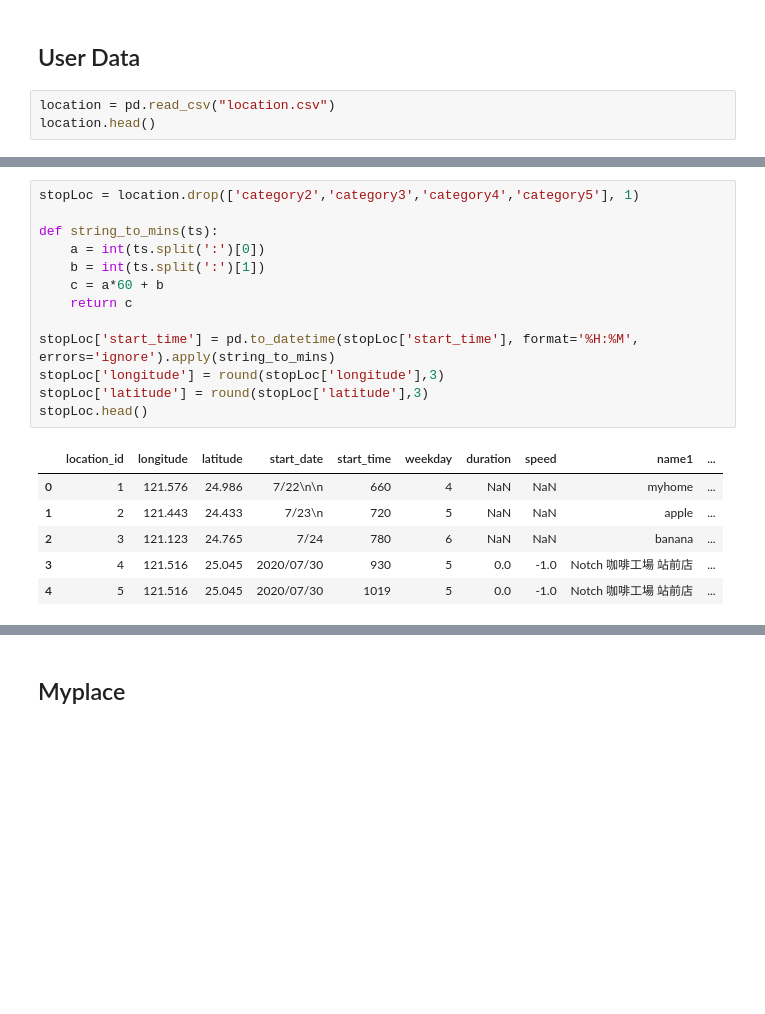
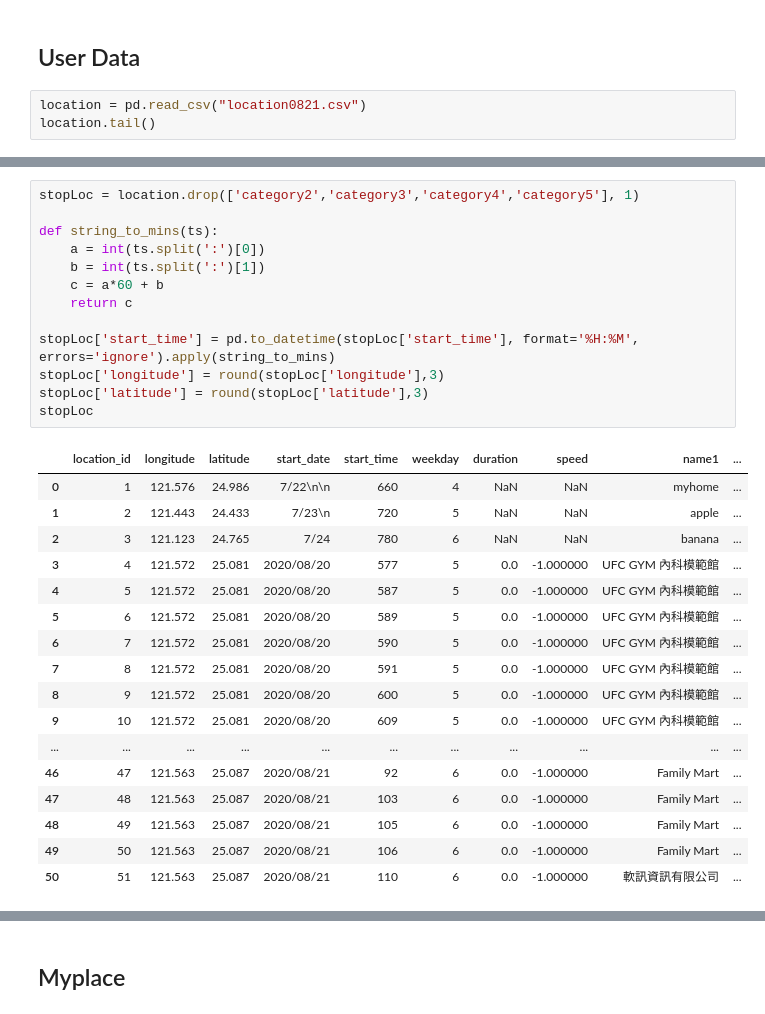
Before and after one commit to yuchieh0130/chchboss, a Jupyter notebook: CategoryPrediction_RandomForest.ipynb, the cells around one changed output, grey strips where cells are left out. Saved outputs shown, nothing was run; the diff lists cells and outputs as text; blank space fills up the shorter version.

```diff
--- a/CategoryPrediction_RandomForest.ipynb
+++ b/CategoryPrediction_RandomForest.ipynb
@@ -149,7 +149,7 @@ array([ 3,  3,  2, 17,  6,  1,  6, 17,  6, 17,  2,  3,  2, 17,  6,  1,  6,
 # %% [markdown]
 ## User Data
 # %%
-location = pd.read_csv("location.csv")
-location.head()
+location = pd.read_csv("location0821.csv")
+location.tail()
 # %% [output]
 |  | location_id | longitude | latitude | start_date | start_time | weekday | duration | speed | name1 | ... |
@@ -161,23 +161,34 @@ location.head()
 # %%
 stopLoc = location.drop(['category2','category3','category4','category5'], 1)
 
 def string_to_mins(ts):
     a = int(ts.split(':')[0])
     b = int(ts.split(':')[1])
     c = a*60 + b
     return c
 
 stopLoc['start_time'] = pd.to_datetime(stopLoc['start_time'], format='%H:%M', errors='ignore').apply(string_to_mins)
 stopLoc['longitude'] = round(stopLoc['longitude'],3)
 stopLoc['latitude'] = round(stopLoc['latitude'],3)
-stopLoc.head()
+stopLoc
 # %% [output]
 |  | location_id | longitude | latitude | start_date | start_time | weekday | duration | speed | name1 | ... |
 | 0 | 1 | 121.576 | 24.986 | 7/22\n\n | 660 | 4 | NaN | NaN | myhome | ... |
 | 1 | 2 | 121.443 | 24.433 | 7/23\n | 720 | 5 | NaN | NaN | apple | ... |
 | 2 | 3 | 121.123 | 24.765 | 7/24 | 780 | 6 | NaN | NaN | banana | ... |
-| 3 | 4 | 121.516 | 25.045 | 2020/07/30 | 930 | 5 | 0.0 | -1.0 | Notch 咖啡工場 站前店 | ... |
-| 4 | 5 | 121.516 | 25.045 | 2020/07/30 | 1019 | 5 | 0.0 | -1.0 | Notch 咖啡工場 站前店 | ... |
+| 3 | 4 | 121.572 | 25.081 | 2020/08/20 | 577 | 5 | 0.0 | -1.000000 | UFC GYM 內科模範館 | ... |
+| 4 | 5 | 121.572 | 25.081 | 2020/08/20 | 587 | 5 | 0.0 | -1.000000 | UFC GYM 內科模範館 | ... |
+| 5 | 6 | 121.572 | 25.081 | 2020/08/20 | 589 | 5 | 0.0 | -1.000000 | UFC GYM 內科模範館 | ... |
+| 6 | 7 | 121.572 | 25.081 | 2020/08/20 | 590 | 5 | 0.0 | -1.000000 | UFC GYM 內科模範館 | ... |
+| 7 | 8 | 121.572 | 25.081 | 2020/08/20 | 591 | 5 | 0.0 | -1.000000 | UFC GYM 內科模範館 | ... |
+| 8 | 9 | 121.572 | 25.081 | 2020/08/20 | 600 | 5 | 0.0 | -1.000000 | UFC GYM 內科模範館 | ... |
+| 9 | 10 | 121.572 | 25.081 | 2020/08/20 | 609 | 5 | 0.0 | -1.000000 | UFC GYM 內科模範館 | ... |
+| ... | ... | ... | ... | ... | ... | ... | ... | ... | ... | ... |
+| 46 | 47 | 121.563 | 25.087 | 2020/08/21 | 92 | 6 | 0.0 | -1.000000 | Family Mart | ... |
+| 47 | 48 | 121.563 | 25.087 | 2020/08/21 | 103 | 6 | 0.0 | -1.000000 | Family Mart | ... |
+| 48 | 49 | 121.563 | 25.087 | 2020/08/21 | 105 | 6 | 0.0 | -1.000000 | Family Mart | ... |
+| 49 | 50 | 121.563 | 25.087 | 2020/08/21 | 106 | 6 | 0.0 | -1.000000 | Family Mart | ... |
+| 50 | 51 | 121.563 | 25.087 | 2020/08/21 | 110 | 6 | 0.0 | -1.000000 | 軟訊資訊有限公司 | ... |
 # %%
 #delete trivial data
 dropList = []
```
Also changed, not shown: parts of 3 cells of this notebook, 3 other files.
